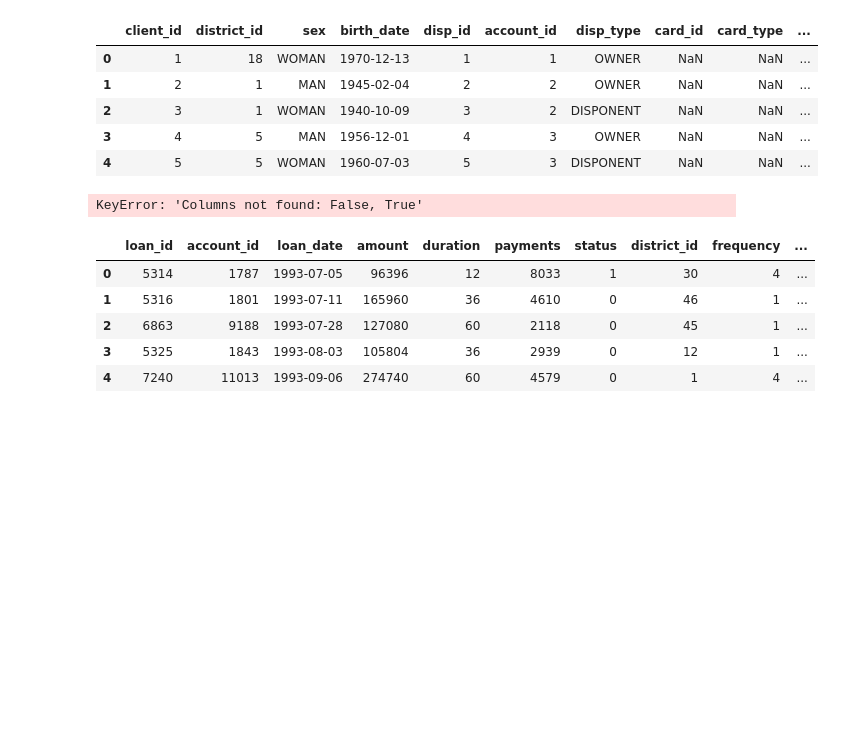
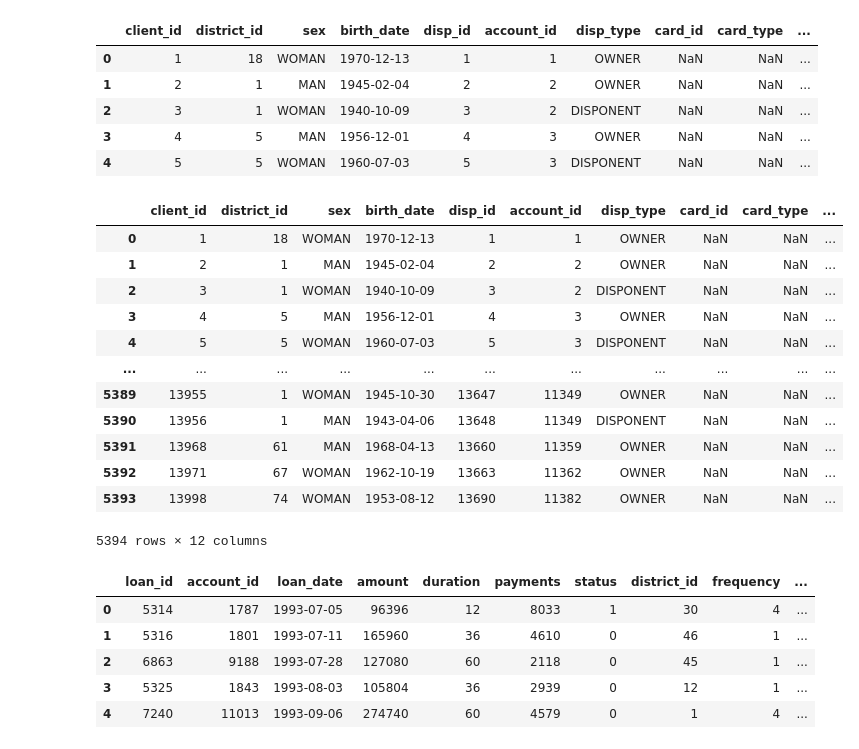
Before and after one commit to Diogogrosario/FEUP-AC, a Jupyter notebook: AC_proj.ipynb, the cells around one changed output. Drawn from its saved outputs; the diff is of its cells as text; code cells hidden in the pictures; blank space fills up the shorter version.

Commit message:
Feature selection on card data

```diff
--- a/AC_proj.ipynb
+++ b/AC_proj.ipynb
@@ -610,14 +610,33 @@ merge_clients_disp_card.head()
 n_account_ids = merge_clients_disp_card.groupby("account_id")["client_id"].count()
 # %%
 merge_clients_disp_card = pd.merge(merge_clients_disp_card, n_account_ids, on="account_id").rename(columns={"client_id_x": "client_id","client_id_y": "n_clients"})
+# %%
+n_cards = merge_clients_disp_card[merge_clients_disp_card["card_id"].notnull()].groupby("account_id")["client_id"].count()
+# %%
+cards_value = merge_clients_disp_card[merge_clients_disp_card["card_id"].notnull()].groupby("account_id")["card_type"].sum()
+card_avg = cards_value / n_cards
+card_avg = pd.DataFrame({"account_id": card_avg.index.values, "card_avg": card_avg.values})
+# %%
+merge_clients_disp_card = pd.merge(merge_clients_disp_card, card_avg, on="account_id", how="left")
+merge_clients_disp_card['card_avg'] = merge_clients_disp_card['card_avg'].apply(lambda x: 0 if np.isnan(x) else x)
+merge_clients_disp_card['card_avg'] = merge_clients_disp_card['card_avg'].astype('int')
+merge_clients_disp_card
+# %% [output]
+|  | client_id | district_id | sex | birth_date | disp_id | account_id | disp_type | card_id | card_type | ... |
+| 0 | 1 | 18 | WOMAN | 1970-12-13 | 1 | 1 | OWNER | NaN | NaN | ... |
+| 1 | 2 | 1 | MAN | 1945-02-04 | 2 | 2 | OWNER | NaN | NaN | ... |
+| 2 | 3 | 1 | WOMAN | 1940-10-09 | 3 | 2 | DISPONENT | NaN | NaN | ... |
+| 3 | 4 | 5 | MAN | 1956-12-01 | 4 | 3 | OWNER | NaN | NaN | ... |
+| 4 | 5 | 5 | WOMAN | 1960-07-03 | 5 | 3 | DISPONENT | NaN | NaN | ... |
+| ... | ... | ... | ... | ... | ... | ... | ... | ... | ... | ... |
+| 5389 | 13955 | 1 | WOMAN | 1945-10-30 | 13647 | 11349 | OWNER | NaN | NaN | ... |
+| 5390 | 13956 | 1 | MAN | 1943-04-06 | 13648 | 11349 | DISPONENT | NaN | NaN | ... |
+| 5391 | 13968 | 61 | MAN | 1968-04-13 | 13660 | 11359 | OWNER | NaN | NaN | ... |
+| 5392 | 13971 | 67 | WOMAN | 1962-10-19 | 13663 | 11362 | OWNER | NaN | NaN | ... |
+| 5393 | 13998 | 74 | WOMAN | 1953-08-12 | 13690 | 11382 | OWNER | NaN | NaN | ... |
+5394 rows × 12 columns
 # %%
-merge_clients_disp_card.drop(columns=["card_id"])
-
-merge_clients_disp_card["n_cards"] = merge_clients_disp_card.groupby("account_id")[~merge_clients_disp_card["card_type"].isna()].count()
-
-merge_clients_disp_card
+merge_clients_disp_card = merge_clients_disp_card.drop(columns=["card_id", "card_type", "card_date"])
-# %% [output]
-KeyError: 'Columns not found: False, True'
 # %%
 merge_train = pd.merge(df_loan_train, df_accounts_test, on = 'account_id', how='left')
 merge_train = pd.merge(merge_train, df_districts_test, on = 'district_id',how='left')
```
Also changed, not shown: parts of 10 cells of this notebook, 5 other files.
